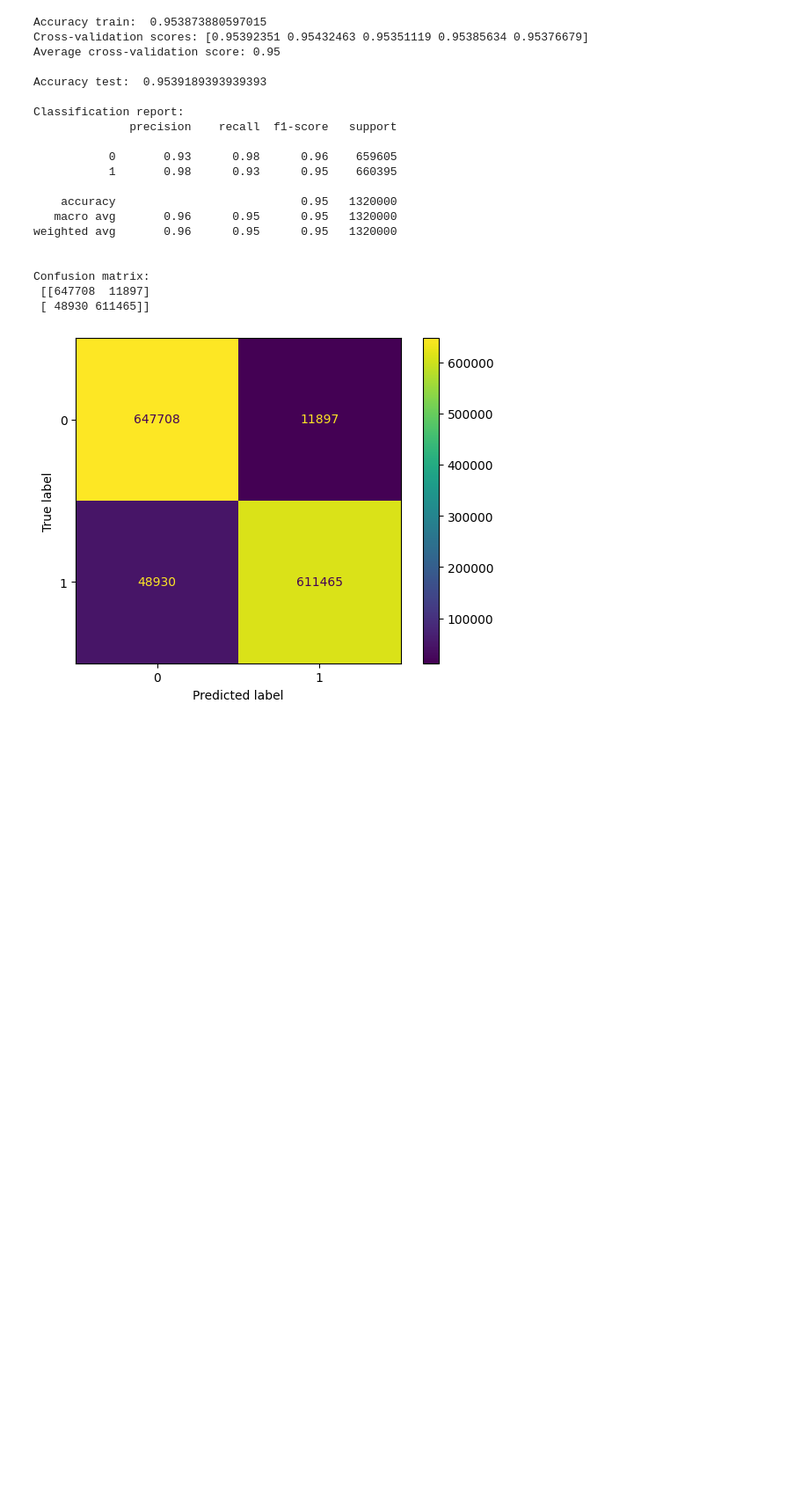
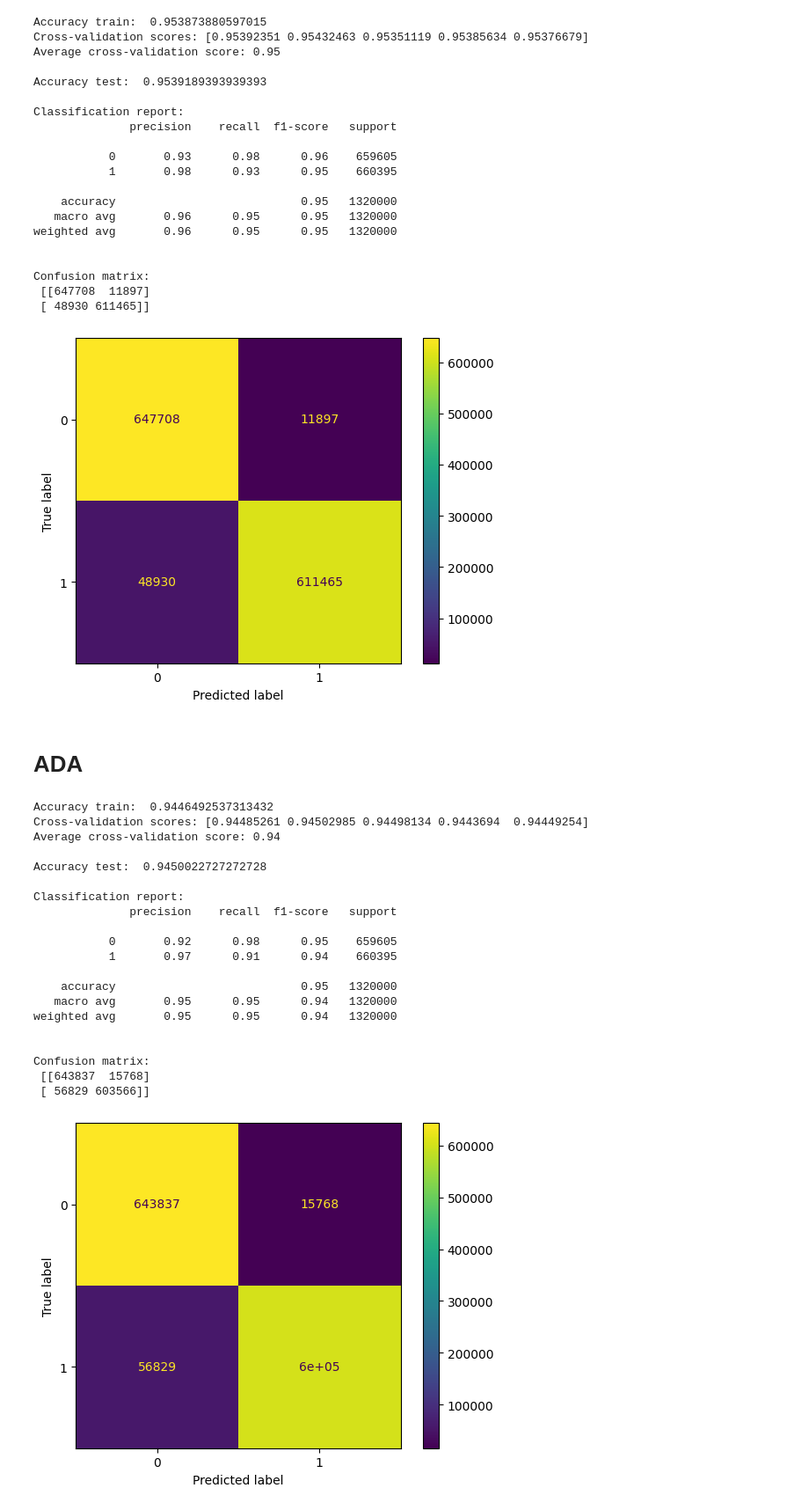
Before and after one commit to e-controls/detection-of-cyber-attacks, a Jupyter notebook: etfa-2024/flood-attack.ipynb, the cells around one changed output. Shown: that part at 88% size. Saved outputs shown, nothing was run; the diff lists cells and outputs as text; code cells hidden in the pictures; blank space fills up the shorter version.

```diff
--- a/etfa-2024/flood-attack.ipynb
+++ b/etfa-2024/flood-attack.ipynb
@@ -437,3 +438,53 @@ Confusion matrix:
  [[647708  11897]
  [ 48930 611465]]
 [figure]
+# %% [markdown]
+# ADA
+# %%
+ada = AdaBoostClassifier()
+ada.fit(X_train, y_train)
+
+print("Accuracy train: ", ada.score(X_train, y_train))
+
+# cross validation
+scores_ada = cross_val_score(ada, X_train, y_train, cv=5)
+print("Cross-validation scores: {}".format(scores_ada))
+print("Average cross-validation score: {:.2f}".format(scores_ada.mean()),"\n")
+
+print("Accuracy test: ", ada.score(X_test, y_test), "\n")
+
+
+# classification report
+predict_ada = ada.predict(X_test)
+print("Classification report: ")
+print(classification_report(y_test, predict_ada), "\n")
+
+# confusion matrix
+matrix_ada = confusion_matrix(y_test, predict_ada)
+print("Confusion matrix:\n", matrix_ada, "\n")
+cm_ada = confusion_matrix(y_test, predict_ada, labels=ada.classes_)
+disp_ada = ConfusionMatrixDisplay(confusion_matrix=cm_ada, display_labels=ada.classes_)
+disp_ada.plot()
+plt.show()
+# %% [output]
+Accuracy train:  0.9446492537313432
+Cross-validation scores: [0.94485261 0.94502985 0.94498134 0.9443694  0.94449254]
+Average cross-validation score: 0.94
+
+Accuracy test:  0.9450022727272728
+
+Classification report:
+              precision    recall  f1-score   support
+
+           0       0.92      0.98      0.95    659605
+           1       0.97      0.91      0.94    660395
+
+    accuracy                           0.95   1320000
+   macro avg       0.95      0.95      0.94   1320000
+weighted avg       0.95      0.95      0.94   1320000
+
+
+Confusion matrix:
+ [[643837  15768]
+ [ 56829 603566]]
+[figure, added]
```
Also changed, not shown: parts of 1 cell of this notebook, 1 other file.
